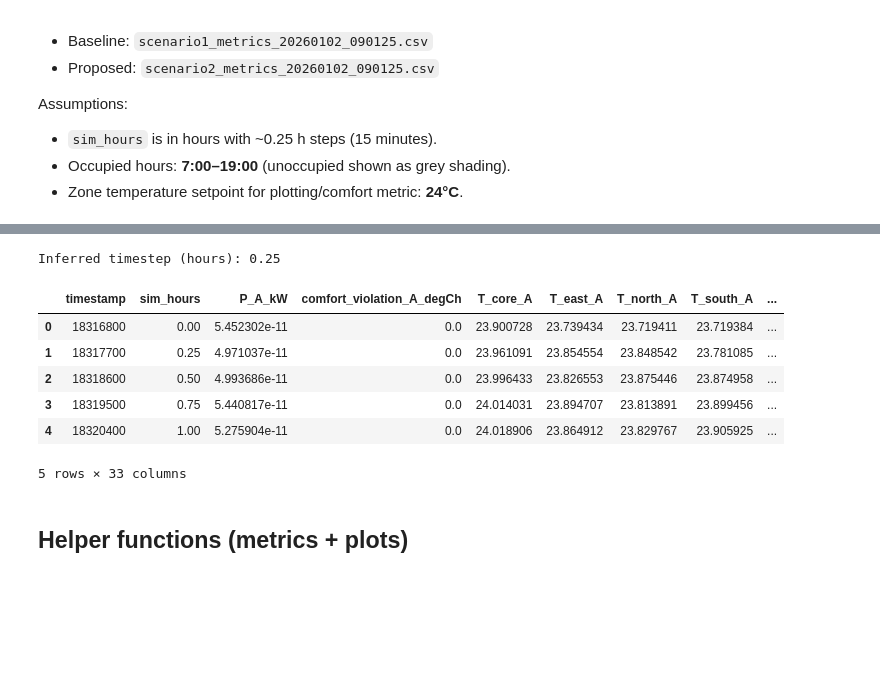
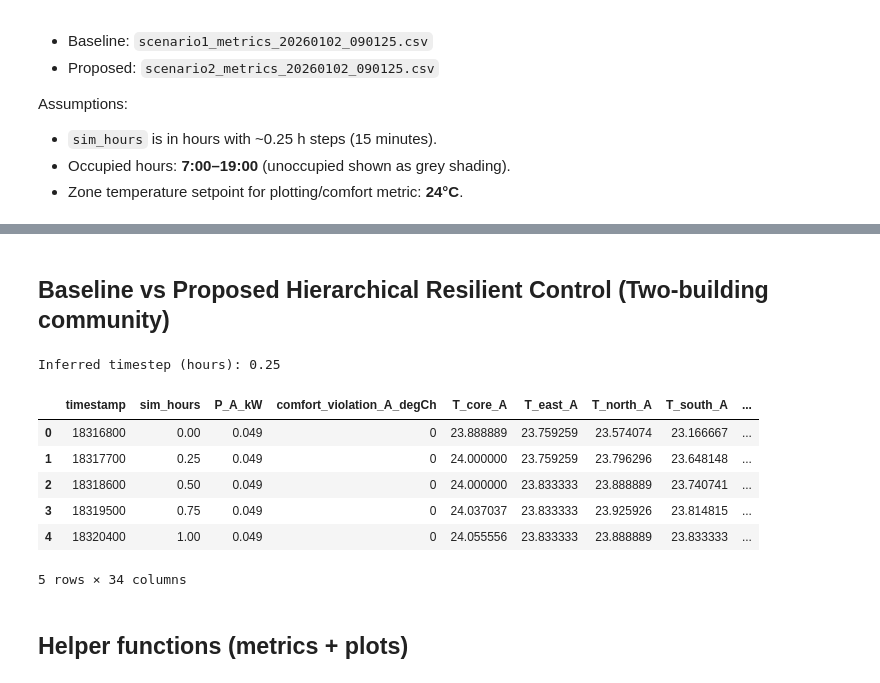
Before and after one commit to GuowenLi-PhD/multi-building-resilient-control, a Jupyter notebook: connected_AB_schedule/results/hierarchical_postprocess.ipynb, the cells around one changed output, grey strips where cells are left out. Cells and saved outputs as stored; diff of their text form; code cells hidden in the pictures; blank space fills up the shorter version.

```diff
--- a/connected_AB_schedule/results/hierarchical_postprocess.ipynb
+++ b/connected_AB_schedule/results/hierarchical_postprocess.ipynb
@@ -20,49 +91,59 @@ Assumptions:
+# %% [markdown]
+## Baseline vs Proposed Hierarchical Resilient Control (Two-building community)
 # %%
 import pandas as pd
 import numpy as np
 import matplotlib.pyplot as plt
 from pathlib import Path
 
-baseline_path = Path(r"scenario1_metrics_20260102_090125.csv")
-proposed_path = Path(r"scenario2_metrics_20260102_090125.csv")
+# baseline_path = Path(r"scenario1_metrics_20260102_090125.csv")
+# proposed_path = Path(r"scenario2_metrics_20260102_090125.csv")
+
+# baseline_path = Path(r"scenario1_metrics_20260121_203408.csv")
+# proposed_path = Path(r"scenario2_metrics_20260121_203408.csv")
+
+baseline_path = Path(r"scenario1_metrics_20260121_210859.csv")
+proposed_path = Path(r"scenario2_metrics_20260121_210859.csv")
+
+
 
 df_base = pd.read_csv(baseline_path)
 df_prop = pd.read_csv(proposed_path)
 
 # Strip any whitespace in headers
 df_base.columns = [c.strip() for c in df_base.columns]
 df_prop.columns = [c.strip() for c in df_prop.columns]
 
 # Sort by time
 df_base = df_base.sort_values("sim_hours").reset_index(drop=True)
 df_prop = df_prop.sort_values("sim_hours").reset_index(drop=True)
 
 def infer_dt(df):
     diffs = np.diff(df["sim_hours"].values)
     diffs = diffs[diffs > 0]
     return float(np.median(diffs)) if len(diffs) else 0.25
 
 dt = float(np.median([infer_dt(df_base), infer_dt(df_prop)]))
 print("Inferred timestep (hours):", dt)
 
 required_cols = ['sim_hours', 'P_total_kW', 'feeder_capacity_kW', 'P_A_kW', 'P_B_kW', 'SOC_B', 'T_core_A', 'T_east_A', 'T_north_A', 'T_south_A', 'T_west_A', 'T_core_B', 'T_east_B', 'T_north_B', 'T_south_B', 'T_west_B']
 missing_base = [c for c in required_cols if c not in df_base.columns]
 missing_prop = [c for c in required_cols if c not in df_prop.columns]
 if missing_base or missing_prop:
     raise ValueError(
         f"Missing required columns.\nBaseline missing: {missing_base}\nProposed missing: {missing_prop}"
     )
 
 df_base.head()
 # %% [output]
 Inferred timestep (hours): 0.25
 |  | timestamp | sim_hours | P_A_kW | comfort_violation_A_degCh | T_core_A | T_east_A | T_north_A | T_south_A | ... |
-| 0 | 18316800 | 0.00 | 5.452302e-11 | 0.0 | 23.900728 | 23.739434 | 23.719411 | 23.719384 | ... |
-| 1 | 18317700 | 0.25 | 4.971037e-11 | 0.0 | 23.961091 | 23.854554 | 23.848542 | 23.781085 | ... |
-| 2 | 18318600 | 0.50 | 4.993686e-11 | 0.0 | 23.996433 | 23.826553 | 23.875446 | 23.874958 | ... |
-| 3 | 18319500 | 0.75 | 5.440817e-11 | 0.0 | 24.014031 | 23.894707 | 23.813891 | 23.899456 | ... |
-| 4 | 18320400 | 1.00 | 5.275904e-11 | 0.0 | 24.018906 | 23.864912 | 23.829767 | 23.905925 | ... |
+| 0 | 18316800 | 0.00 | 0.049 | 0 | 23.888889 | 23.759259 | 23.574074 | 23.166667 | ... |
+| 1 | 18317700 | 0.25 | 0.049 | 0 | 24.000000 | 23.759259 | 23.796296 | 23.648148 | ... |
+| 2 | 18318600 | 0.50 | 0.049 | 0 | 24.000000 | 23.833333 | 23.888889 | 23.740741 | ... |
+| 3 | 18319500 | 0.75 | 0.049 | 0 | 24.037037 | 23.833333 | 23.925926 | 23.814815 | ... |
+| 4 | 18320400 | 1.00 | 0.049 | 0 | 24.055556 | 23.833333 | 23.888889 | 23.833333 | ... |
-5 rows × 33 columns
+5 rows × 34 columns
 # %% [markdown]
 ## Helper functions (metrics + plots)
 # %%
```
Also changed, not shown: parts of 7 cells of this notebook, 20 other files.
